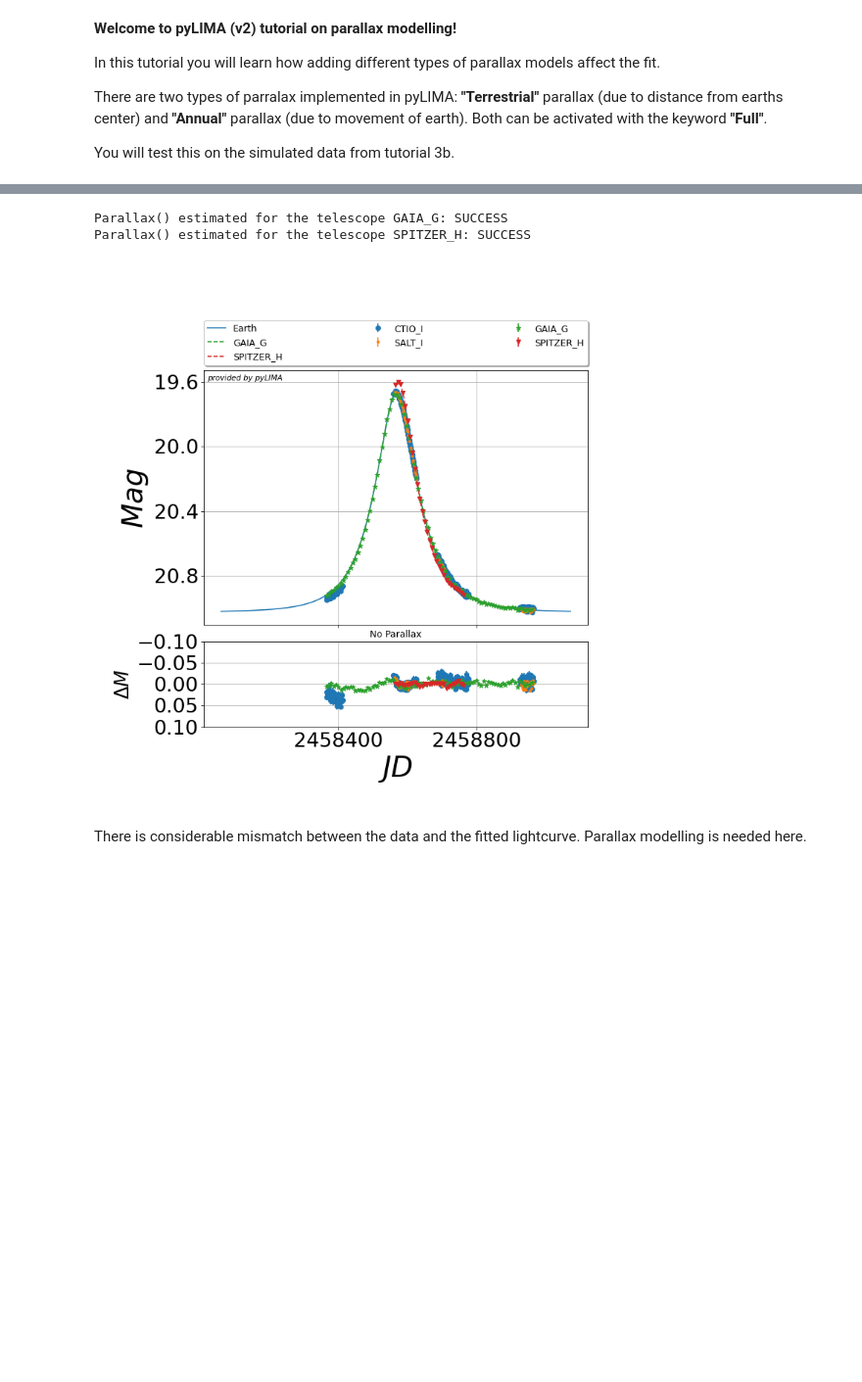
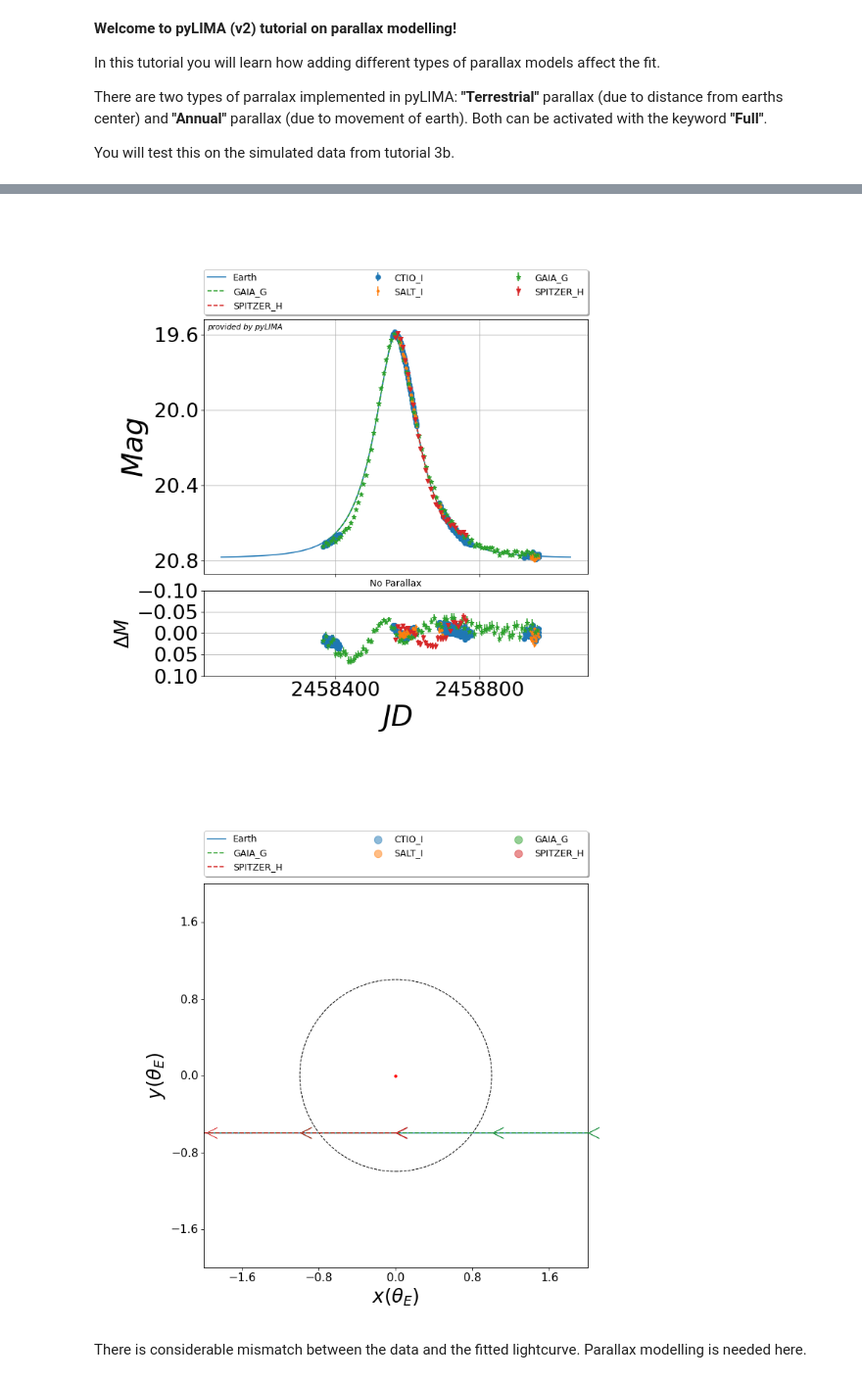
Before and after one commit to jakobdammann/pyLIMA-docs-revisit, a Jupyter notebook: examples/pyLIMA_example_parallax.ipynb, the cells around one changed output, grey strips where cells are left out. Shown at 98% size. Saved outputs shown, nothing was run; the diff lists cells and outputs as text; code cells hidden in the pictures; blank space fills up the shorter version.

Commit message:
detection zone code for events

```diff
--- a/examples/pyLIMA_example_parallax.ipynb
+++ b/examples/pyLIMA_example_parallax.ipynb
@@ -21,7 +21,7 @@ from pyLIMA.simulations import simulator
 from pyLIMA import event
 # %%
 ### Create an event.
-your_event = event.Event(ra=270, dec=-30)
+your_event = event.Event(ra=270, dec=0)
 your_event.name = 'My simulated event'
 # %%
 ### Create some telescope(s) to observe the event from. This is exactly the same as in tutorial 3b.
@@ -34,8 +34,8 @@ CTIO_I = simulator.simulate_a_telescope(name='CTIO_I', time_start=2458365.5, tim
 
 SALT_I = simulator.simulate_a_telescope(name='SALT_I', time_start=2458365.5, time_end=2458965.5, sampling=8, location='Earth', camera_filter='I',
                                         uniform_sampling=False, altitude=1000, longitude = 20.8108,
-                                        latitude = -32.3758, bad_weather_percentage=20.0 / 100,
-                                        moon_windows_avoidance=30, minimum_alt=30, astrometry=False)
+                                        latitude = +10.3758, bad_weather_percentage=5.0 / 100,
+                                        moon_windows_avoidance=30, minimum_alt=20, astrometry=False)
 
 GAIA_G = simulator.simulate_a_telescope(name='GAIA_G', time_start=2458365.5, time_end=2458965.5, sampling=168, location='Space', camera_filter='G',
                                         uniform_sampling=True, spacecraft_name='Gaia', astrometry=False)
@@ -104,6 +104,6 @@ Parallax(Full) estimated for the telescope SPITZER_H: SUCCESS
 # %%
 # Use a new pspl-model without parallax modelling and fit the lightcurves.
-pspl = PSPL_model.PSPLmodel(your_event, parallax=['', 2458565.5])
+pspl = PSPL_model.PSPLmodel(your_event, parallax=['None', 2458565.5])
 my_fit = TRF_fit.TRFfit(pspl)
 my_fit.fit()
 
@@ -111,4 +111,6 @@ my_fit.fit()
 pyLIMA_plots.plot_lightcurves(pspl, my_fit.fit_results['best_model'])
 plt.title('No Parallax')
 plt.show()
+pyLIMA_plots.plot_geometry(pspl, pspl_parameters)
+plt.show()
 # %% [output]
@@ -132,6 +134,5 @@ Parallax() estimated for the telescope CTIO_I: SUCCESS
-Parallax() estimated for the telescope GAIA_G: SUCCESS
-Parallax() estimated for the telescope SPITZER_H: SUCCESS
-[figure, old version]
+[figure, new version]
+[figure, added]
 # %% [markdown]
 There is considerable mismatch between the data and the fitted lightcurve. Parallax modelling is needed here.
 # %%
```
Also changed, not shown: parts of 6 cells of this notebook, 8 other files.
